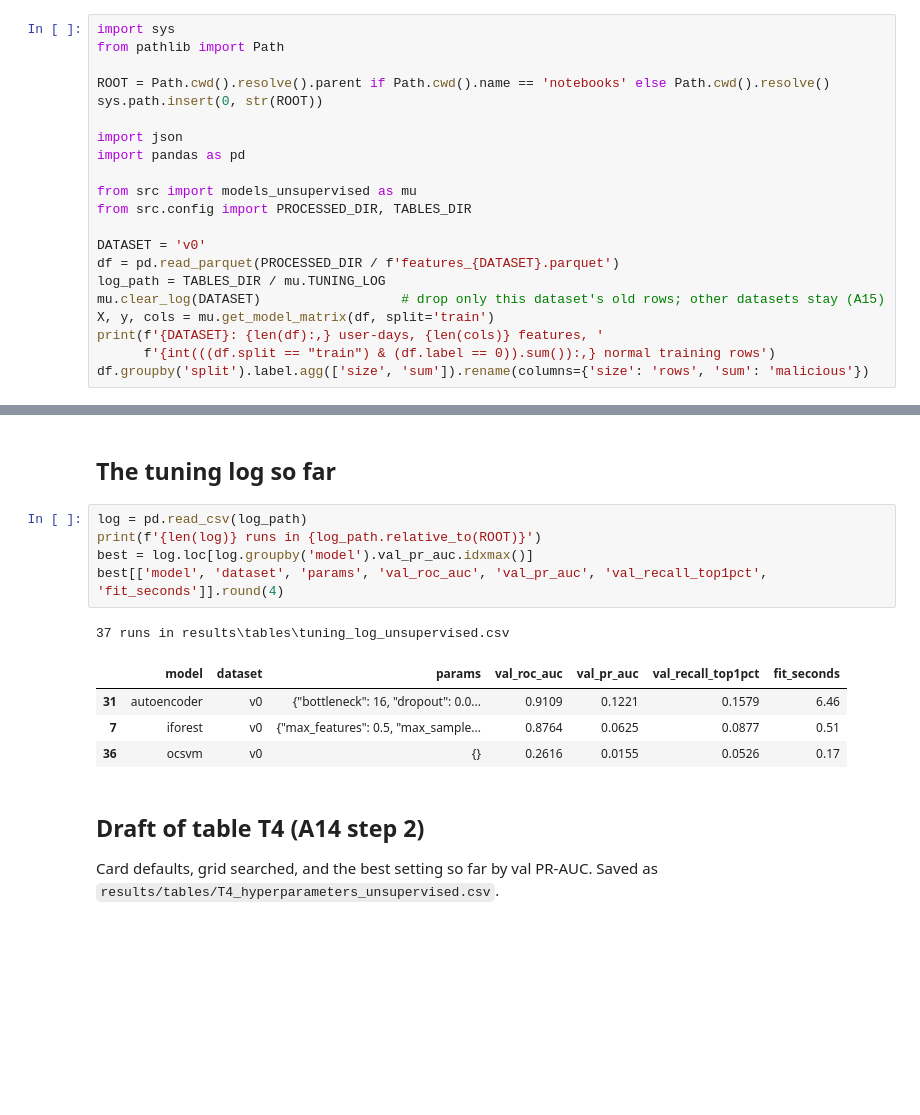
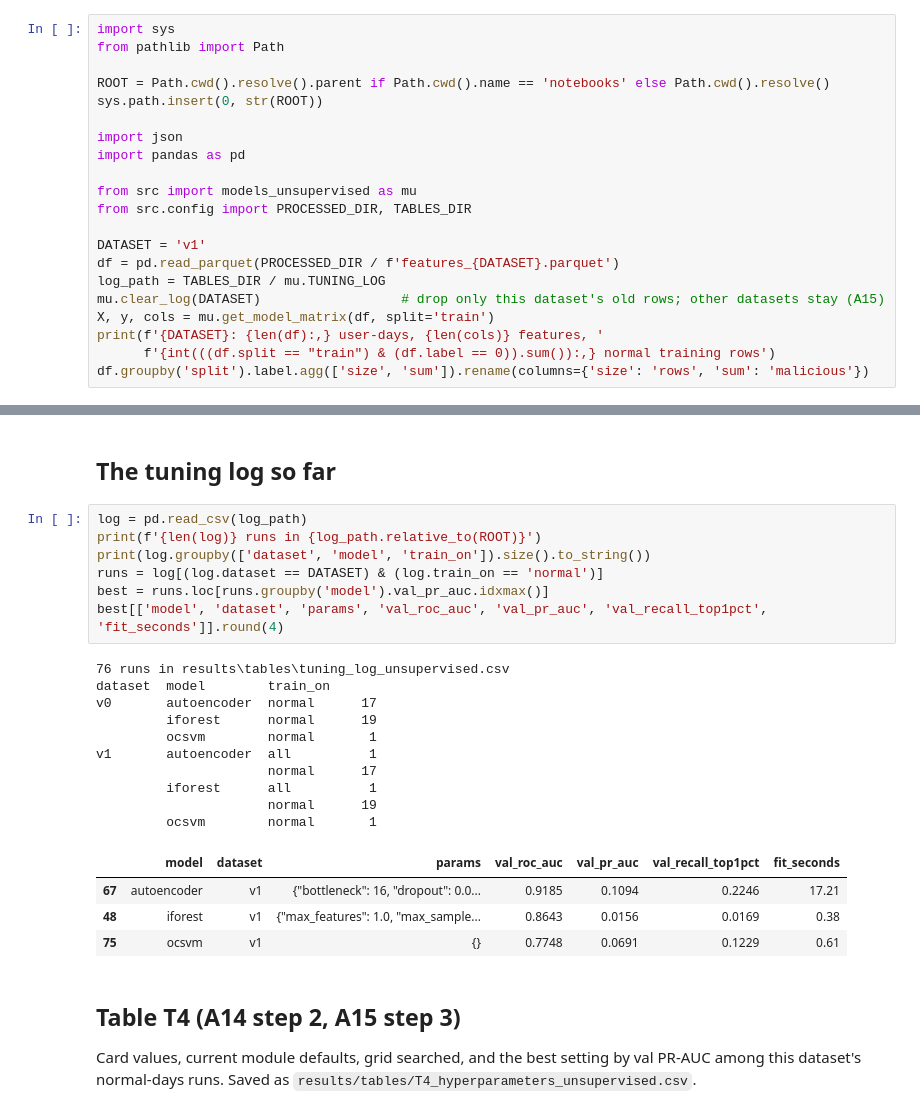
Before and after one commit to SupriyeAmatya/AI-Based-User-and-Entity-Behavior-Analytics-for-Insider-Threat-Detection, a Jupyter notebook: notebooks/03a_unsupervised_models.ipynb, the cells around one changed output, grey strips where cells are left out. Drawn from its saved outputs; the diff is of its cells as text; blank space fills up the shorter version.

```diff
--- a/notebooks/03a_unsupervised_models.ipynb
+++ b/notebooks/03a_unsupervised_models.ipynb
@@ -19,7 +19,7 @@ import pandas as pd
 from src import models_unsupervised as mu
 from src.config import PROCESSED_DIR, TABLES_DIR
 
-DATASET = 'v0'
+DATASET = 'v1'
 df = pd.read_parquet(PROCESSED_DIR / f'features_{DATASET}.parquet')
 log_path = TABLES_DIR / mu.TUNING_LOG
 mu.clear_log(DATASET)                  # drop only this dataset's old rows; other datasets stay (A15)
@@ -98,18 +111,29 @@ fitted on 20,000 rows in 0.1s; scoring 0.3s
 # %%
 log = pd.read_csv(log_path)
 print(f'{len(log)} runs in {log_path.relative_to(ROOT)}')
-best = log.loc[log.groupby('model').val_pr_auc.idxmax()]
+print(log.groupby(['dataset', 'model', 'train_on']).size().to_string())
+runs = log[(log.dataset == DATASET) & (log.train_on == 'normal')]
+best = runs.loc[runs.groupby('model').val_pr_auc.idxmax()]
 best[['model', 'dataset', 'params', 'val_roc_auc', 'val_pr_auc', 'val_recall_top1pct', 'fit_seconds']].round(4)
 # %% [output]
-37 runs in results\tables\tuning_log_unsupervised.csv
+76 runs in results\tables\tuning_log_unsupervised.csv
+dataset  model        train_on
+v0       autoencoder  normal      17
+         iforest      normal      19
+         ocsvm        normal       1
+v1       autoencoder  all          1
+                      normal      17
+         iforest      all          1
+                      normal      19
+         ocsvm        normal       1
 |  | model | dataset | params | val_roc_auc | val_pr_auc | val_recall_top1pct | fit_seconds |
-| 31 | autoencoder | v0 | {"bottleneck": 16, "dropout": 0.0... | 0.9109 | 0.1221 | 0.1579 | 6.46 |
-| 7 | iforest | v0 | {"max_features": 0.5, "max_sample... | 0.8764 | 0.0625 | 0.0877 | 0.51 |
-| 36 | ocsvm | v0 | {} | 0.2616 | 0.0155 | 0.0526 | 0.17 |
+| 67 | autoencoder | v1 | {"bottleneck": 16, "dropout": 0.0... | 0.9185 | 0.1094 | 0.2246 | 17.21 |
+| 48 | iforest | v1 | {"max_features": 1.0, "max_sample... | 0.8643 | 0.0156 | 0.0169 | 0.38 |
+| 75 | ocsvm | v1 | {} | 0.7748 | 0.0691 | 0.1229 | 0.61 |
 # %% [markdown]
-## Draft of table T4 (A14 step 2)
+## Table T4 (A14 step 2, A15 step 3)
 
-Card defaults, grid searched, and the best setting so far by val PR-AUC. Saved as `results/tables/T4_hyperparameters_unsupervised.csv`.
+Card values, current module defaults, grid searched, and the best setting by val PR-AUC among this dataset's normal-days runs. Saved as `results/tables/T4_hyperparameters_unsupervised.csv`.
 # %%
 mu.hyperparameter_table(dataset=DATASET).round(4)
 # %% [output]
```
Also changed, not shown: parts of 14 cells of this notebook, 8 other files.
